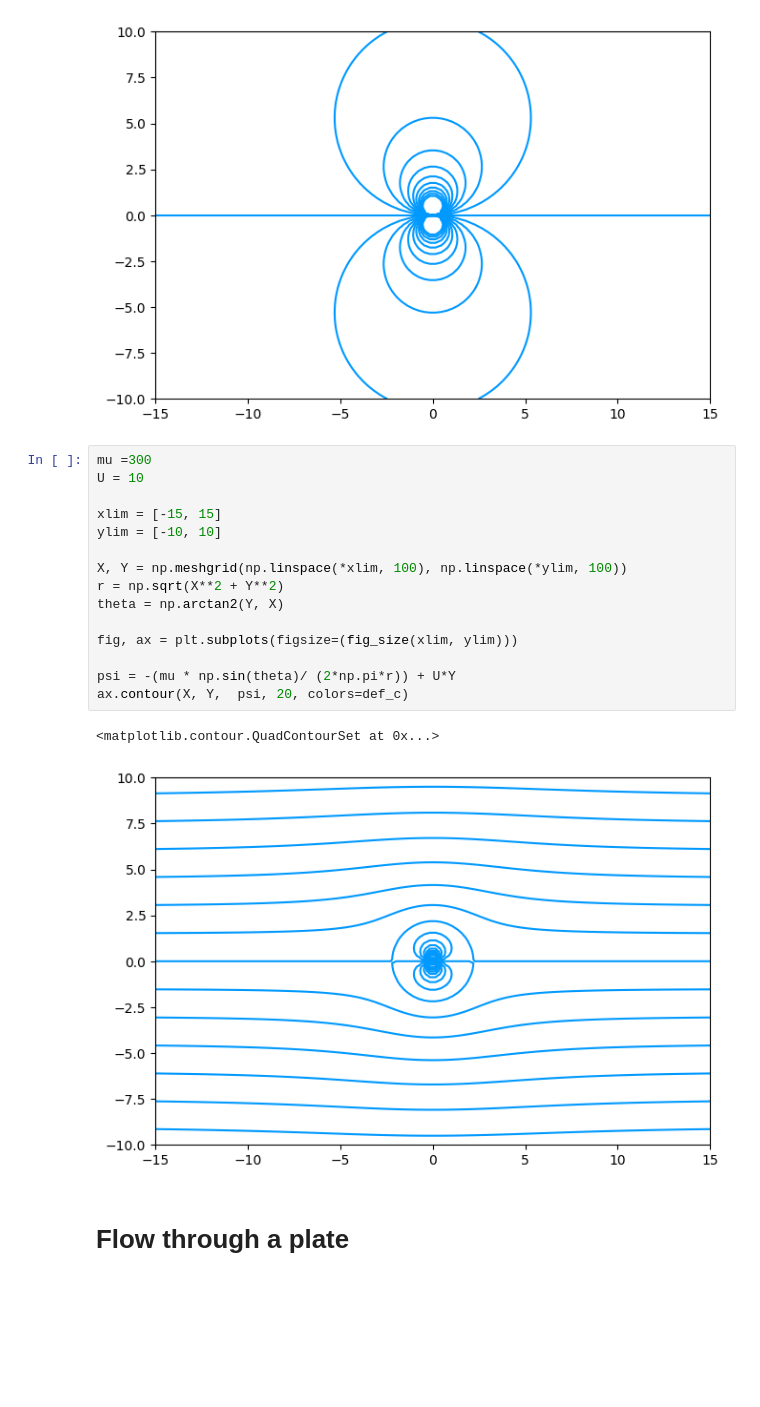
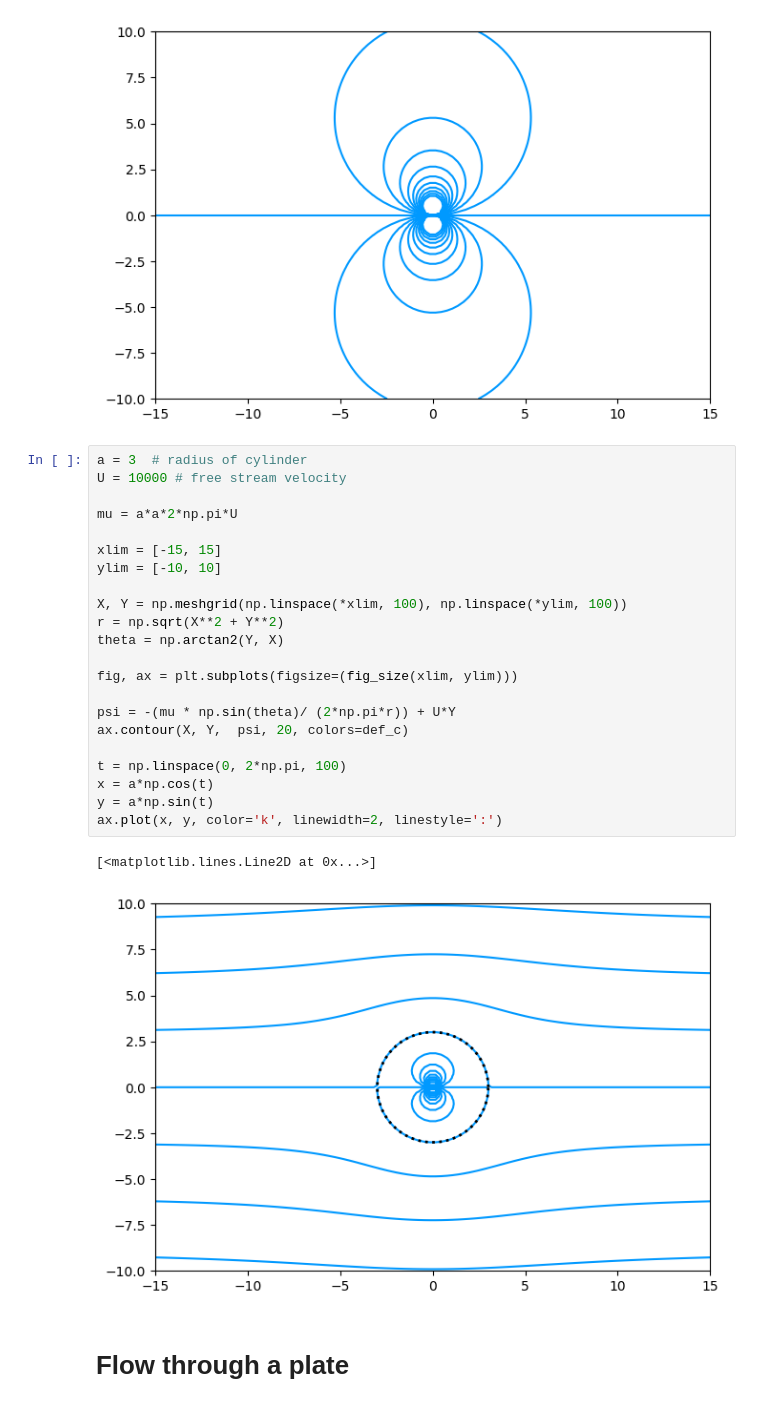
Before and after one commit to xd2w/FlowFieldGallery, a Jupyter notebook: main.ipynb, the cells around one changed output. Cells and saved outputs as stored; diff of their text form; blank space fills up the shorter version.

```diff
--- a/main.ipynb
+++ b/main.ipynb
@@ -99,23 +99,30 @@ plt.contour(X, Y,  psi, 20, colors=def_c, levels=np.linspace(-1.5, 1.5, 21))
 <matplotlib.contour.QuadContourSet at 0x...>
 [figure]
 # %%
-mu =300
-U = 10
+a = 3  # radius of cylinder
+U = 10000 # free stream velocity
+
+mu = a*a*2*np.pi*U
 
 xlim = [-15, 15]
 ylim = [-10, 10]
 
 X, Y = np.meshgrid(np.linspace(*xlim, 100), np.linspace(*ylim, 100))
 r = np.sqrt(X**2 + Y**2)
 theta = np.arctan2(Y, X)
 
 fig, ax = plt.subplots(figsize=(fig_size(xlim, ylim)))
 
 psi = -(mu * np.sin(theta)/ (2*np.pi*r)) + U*Y
 ax.contour(X, Y,  psi, 20, colors=def_c)
+
+t = np.linspace(0, 2*np.pi, 100)
+x = a*np.cos(t)
+y = a*np.sin(t)
+ax.plot(x, y, color='k', linewidth=2, linestyle=':')
 # %% [output]
-<matplotlib.contour.QuadContourSet at 0x...>
+[<matplotlib.lines.Line2D at 0x...>]
-[figure, old version]
+[figure, new version]
 # %% [markdown]
 # Flow through a plate
 # %%
```
Also changed, not shown: parts of 3 cells of this notebook.
